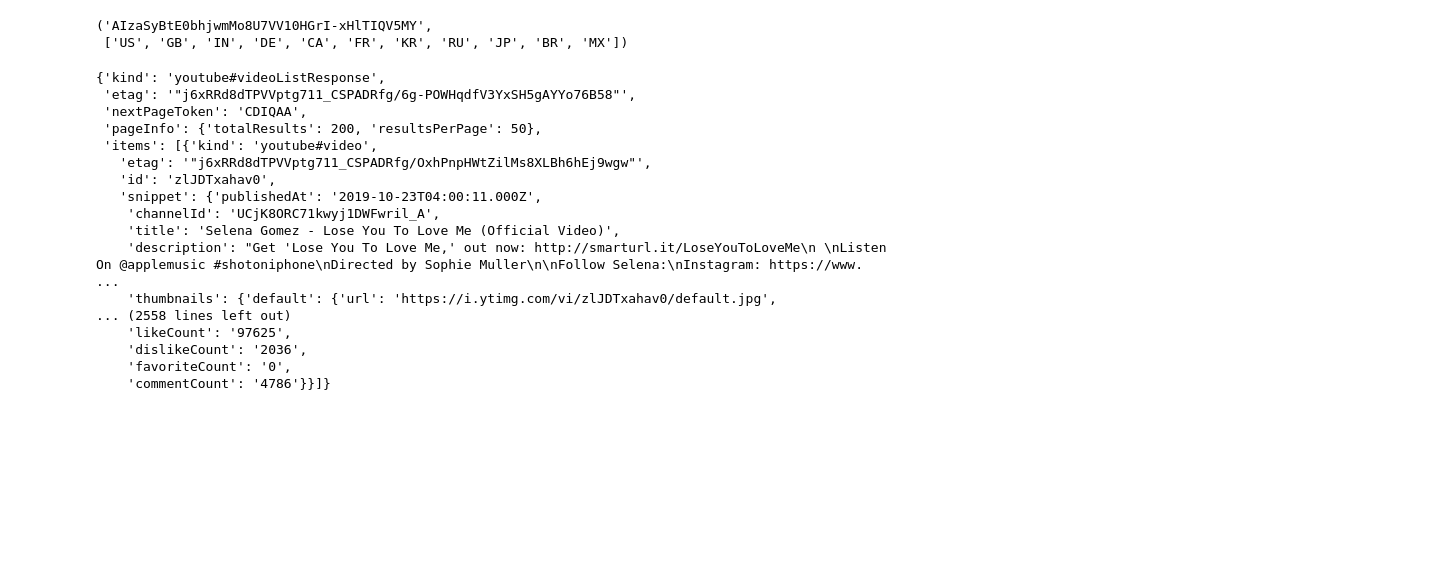
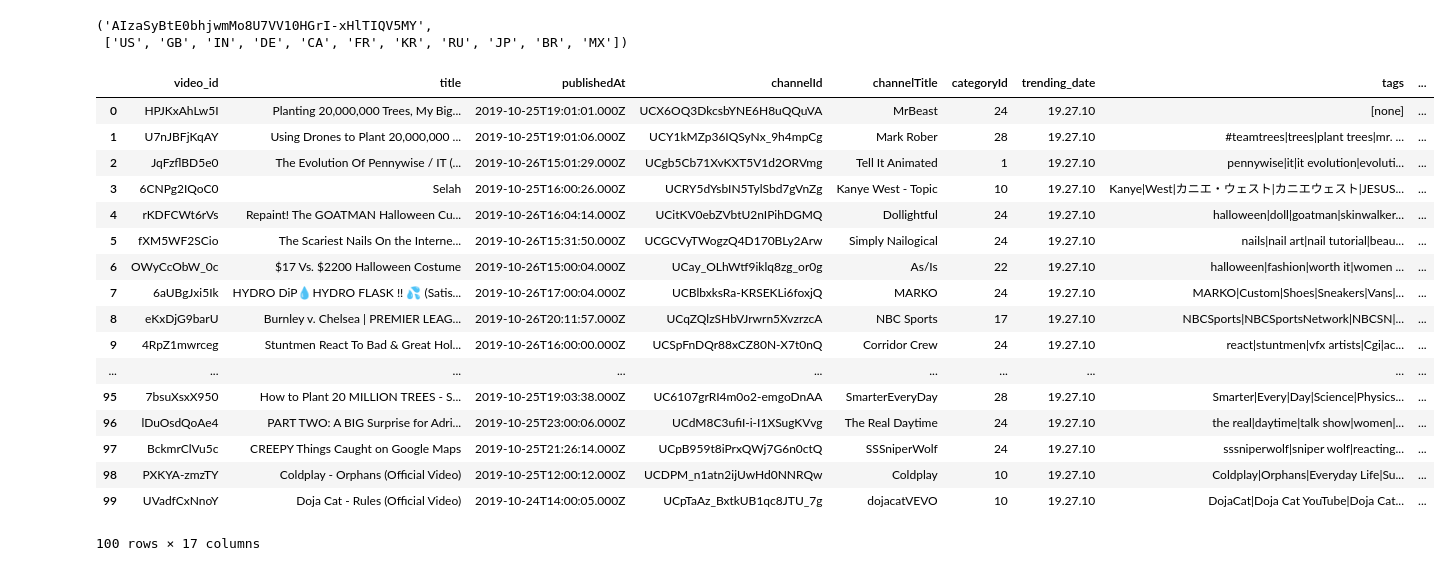
Before and after one commit to KyleWadell/YoutubeTrendingProject, a Jupyter notebook: scraper.ipynb, the cells around one changed output. Drawn from its saved outputs; the diff is of its cells as text; code cells hidden in the pictures; blank space fills up the shorter version.

```diff
--- a/scraper.ipynb
+++ b/scraper.ipynb
@@ -5,24 +8,53 @@ scr.setup("/Users/Bwang/Desktop/Trending-YouTube-Scraper-master/api_key.txt", "/
 # %% [output]
 ('AIzaSyBtE0bhjwmMo8U7VV10HGrI-xHlTIQV5MY',
  ['US', 'GB', 'IN', 'DE', 'CA', 'FR', 'KR', 'RU', 'JP', 'BR', 'MX'])
-# %%
-
-scr.api_request("&","US")
-# %% [output]
-{'kind': 'youtube#videoListResponse',
- 'etag': '"j6xRRd8dTPVVptg711_CSPADRfg/6g-POWHqdfV3YxSH5gAYYo76B58"',
- 'nextPageToken': 'CDIQAA',
- 'pageInfo': {'totalResults': 200, 'resultsPerPage': 50},
- 'items': [{'kind': 'youtube#video',
-   'etag': '"j6xRRd8dTPVVptg711_CSPADRfg/OxhPnpHWtZilMs8XLBh6hEj9wgw"',
-   'id': 'zlJDTxahav0',
-   'snippet': {'publishedAt': '2019-10-23T04:00:11.000Z',
-    'channelId': 'UCjK8ORC71kwyj1DWFwril_A',
-    'title': 'Selena Gomez - Lose You To Love Me (Official Video)',
-    'description': "Get 'Lose You To Love Me,' out now: http://smarturl.it/LoseYouToLoveMe\n \nListen On @applemusic #shotoniphone\nDirected by Sophie Muller\n\nFollow Selena:\nInstagram: https://www. ...
-    'thumbnails': {'default': {'url': 'https://i.ytimg.com/vi/zlJDTxahav0/default.jpg',
-... (2558 lines left out)
-    'likeCount': '97625',
-    'dislikeCount': '2036',
-    'favoriteCount': '0',
-    'commentCount': '4786'}}]}
+# %%
+def pull_data(T,dt):
+    snippet_features = ["title",
+                        "publishedAt",
+                        "channelId",
+                        "channelTitle",
+                        "categoryId"]
+
+    # Any characters to exclude, generally these are things that become problematic in CSV files
+    unsafe_characters = ['\n', '"']
+
+    # Used to identify columns, currently hardcoded order
+    header = ["video_id"] + snippet_features + ["trending_date", "tags", "view_count", "likes", "dislikes",
+                                                "comment_count", "thumbnail_link", "comments_disabled",
+                                                "ratings_disabled", "description","observed_time"]
+    data = pd.DataFrame(columns = header)
+    for t in list(range(0,T,dt)):
+        raw = scr.api_request("&","US")
+        for row in scr.get_videos(raw['items']):
+            proc_row = []
+            for i in row.split('"'):
+                if i != '' and i != ' ' and i != ',':
+                    proc_row.append(i)
+            proc_row.append(datetime.datetime.now())
+            data.loc[len(data)] = proc_row
+        time.sleep(60*dt)
+    return data
+# %%
+data = pull_data(2,1)
+# %%
+data
+# %% [output]
+|  | video_id | title | publishedAt | channelId | channelTitle | categoryId | trending_date | tags | ... |
+| 0 | HPJKxAhLw5I | Planting 20,000,000 Trees, My Big... | 2019-10-25T19:01:01.000Z | UCX6OQ3DkcsbYNE6H8uQQuVA | MrBeast | 24 | 19.27.10 | [none] | ... |
+| 1 | U7nJBFjKqAY | Using Drones to Plant 20,000,000 ... | 2019-10-25T19:01:06.000Z | UCY1kMZp36IQSyNx_9h4mpCg | Mark Rober | 28 | 19.27.10 | #teamtrees|trees|plant trees|mr. ... | ... |
+| 2 | JqFzflBD5e0 | The Evolution Of Pennywise / IT (... | 2019-10-26T15:01:29.000Z | UCgb5Cb71XvKXT5V1d2ORVmg | Tell It Animated | 1 | 19.27.10 | pennywise|it|it evolution|evoluti... | ... |
+| 3 | 6CNPg2IQoC0 | Selah | 2019-10-25T16:00:26.000Z | UCRY5dYsbIN5TylSbd7gVnZg | Kanye West - Topic | 10 | 19.27.10 | Kanye|West|カニエ・ウェスト|カニエウェスト|JESUS... | ... |
+| 4 | rKDFCWt6rVs | Repaint! The GOATMAN Halloween Cu... | 2019-10-26T16:04:14.000Z | UCitKV0ebZVbtU2nIPihDGMQ | Dollightful | 24 | 19.27.10 | halloween|doll|goatman|skinwalker... | ... |
+| 5 | fXM5WF2SCio | The Scariest Nails On the Interne... | 2019-10-26T15:31:50.000Z | UCGCVyTWogzQ4D170BLy2Arw | Simply Nailogical | 24 | 19.27.10 | nails|nail art|nail tutorial|beau... | ... |
+| 6 | OWyCcObW_0c | $17 Vs. $2200 Halloween Costume | 2019-10-26T15:00:04.000Z | UCay_OLhWtf9iklq8zg_or0g | As/Is | 22 | 19.27.10 | halloween|fashion|worth it|women ... | ... |
+| 7 | 6aUBgJxi5Ik | HYDRO DiP💧HYDRO FLASK !! 💦 (Satis... | 2019-10-26T17:00:04.000Z | UCBlbxksRa-KRSEKLi6foxjQ | MARKO | 24 | 19.27.10 | MARKO|Custom|Shoes|Sneakers|Vans|... | ... |
+| 8 | eKxDjG9barU | Burnley v. Chelsea | PREMIER LEAG... | 2019-10-26T20:11:57.000Z | UCqZQlzSHbVJrwrn5XvzrzcA | NBC Sports | 17 | 19.27.10 | NBCSports|NBCSportsNetwork|NBCSN|... | ... |
+| 9 | 4RpZ1mwrceg | Stuntmen React To Bad & Great Hol... | 2019-10-26T16:00:00.000Z | UCSpFnDQr88xCZ80N-X7t0nQ | Corridor Crew | 24 | 19.27.10 | react|stuntmen|vfx artists|Cgi|ac... | ... |
+| ... | ... | ... | ... | ... | ... | ... | ... | ... | ... |
+| 95 | 7bsuXsxX950 | How to Plant 20 MILLION TREES - S... | 2019-10-25T19:03:38.000Z | UC6107grRI4m0o2-emgoDnAA | SmarterEveryDay | 28 | 19.27.10 | Smarter|Every|Day|Science|Physics... | ... |
+| 96 | lDuOsdQoAe4 | PART TWO: A BIG Surprise for Adri... | 2019-10-25T23:00:06.000Z | UCdM8C3ufiI-i-I1XSugKVvg | The Real Daytime | 24 | 19.27.10 | the real|daytime|talk show|women|... | ... |
+| 97 | BckmrClVu5c | CREEPY Things Caught on Google Maps | 2019-10-25T21:26:14.000Z | UCpB959t8iPrxQWj7G6n0ctQ | SSSniperWolf | 24 | 19.27.10 | sssniperwolf|sniper wolf|reacting... | ... |
+| 98 | PXKYA-zmzTY | Coldplay - Orphans (Official Video) | 2019-10-25T12:00:12.000Z | UCDPM_n1atn2ijUwHd0NNRQw | Coldplay | 10 | 19.27.10 | Coldplay|Orphans|Everyday Life|Su... | ... |
+| 99 | UVadfCxNnoY | Doja Cat - Rules (Official Video) | 2019-10-24T14:00:05.000Z | UCpTaAz_BxtkUB1qc8JTU_7g | dojacatVEVO | 10 | 19.27.10 | DojaCat|Doja Cat YouTube|Doja Cat... | ... |
+100 rows × 17 columns
```
Also changed, not shown: parts of 2 cells of this notebook.
